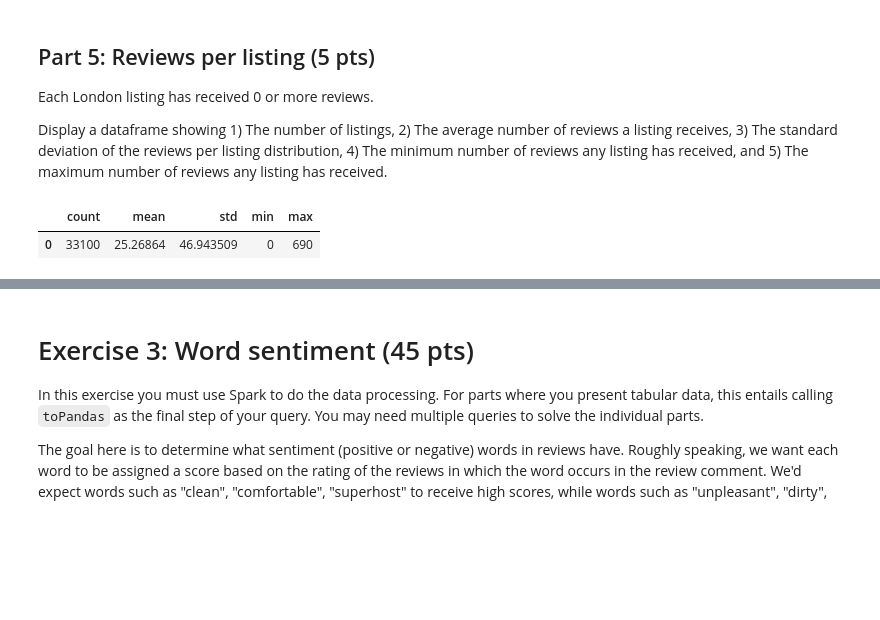
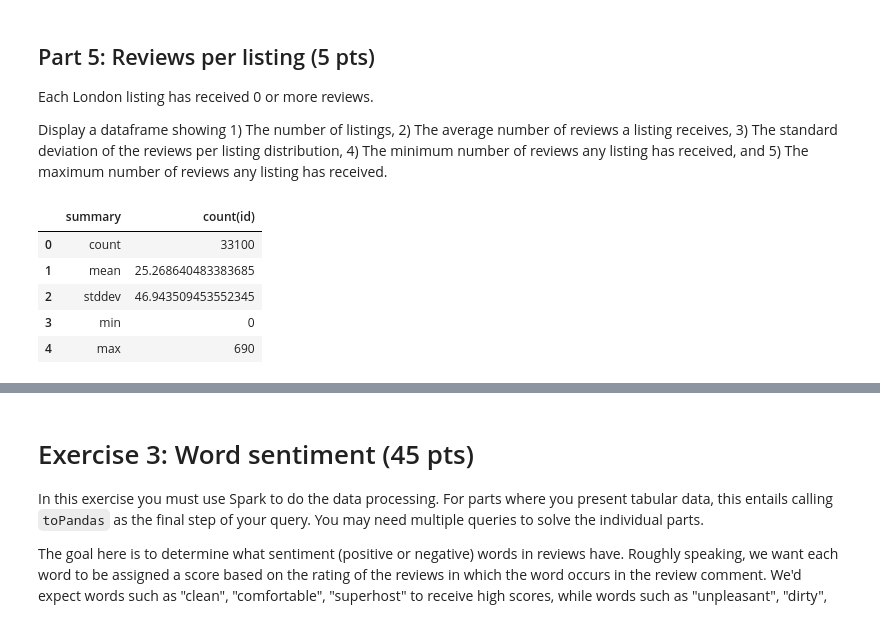
Before and after one commit to georgezefko/02807_Computational_tools_for_DS, a Jupyter notebook: Carley_02807_Project_2.ipynb, the cells around one changed output, grey strips where cells are left out. Drawn from its saved outputs; the diff is of its cells as text; code cells hidden in the pictures; blank space fills up the shorter version.

```diff
--- a/Carley_02807_Project_2.ipynb
+++ b/Carley_02807_Project_2.ipynb
@@ -354,5 +346,5 @@ In this exercise you must use Spark to do the data processing.
 Your dataframe is a subset of `df_listings_analysis` and should be named `df_listings_london`.
 # %%
 # your code goes here
-df_listings_london = df_listings_analysis.filter((F.col('city')=='London'))
-df_listings_london.toPandas()
+df_listings_london = df_listings_analysis.filter(F.col('city')=='London')
+#df_listings_london.toPandas()
@@ -514,18 +454,17 @@ Display a dataframe showing 1) The number of listings, 2) The average number of
 # %%
 # your code goes here
 df_listings_london=df_listings_london.withColumnRenamed("id","listing_id")
 df_listings_reviews=df_listings_london.join(df_reviews_london, on=['listing_id'], how='left')
 
-df_description=df_listings_reviews.select(F.col('listing_id'),F.col('id')) \
+df_description=df_listings_reviews.select(F.col('listing_id'),F.col('id'))\
                                         .groupBy('listing_id')\
                                         .agg(F.count('id'))\
-                                        .select(F.col('count(id)'))\
-                                        .agg(F.count('count(id)').alias('count'),
-                                             F.mean('count(id)').alias('mean'),
-                                             F.stddev('count(id)').alias('std'),
-                                             F.min('count(id)').alias('min'),
-                                             F.max('count(id)').alias('max'))
+                                        .describe('count(id)')
 df_description.toPandas()
 # %% [output]
-|  | count | mean | std | min | max |
-| 0 | 33100 | 25.26864 | 46.943509 | 0 | 690 |
+|  | summary | count(id) |
+| 0 | count | 33100 |
+| 1 | mean | 25.268640483383685 |
+| 2 | stddev | 46.943509453552345 |
+| 3 | min | 0 |
+| 4 | max | 690 |
```
Also changed, not shown: parts of 45 cells of this notebook.
